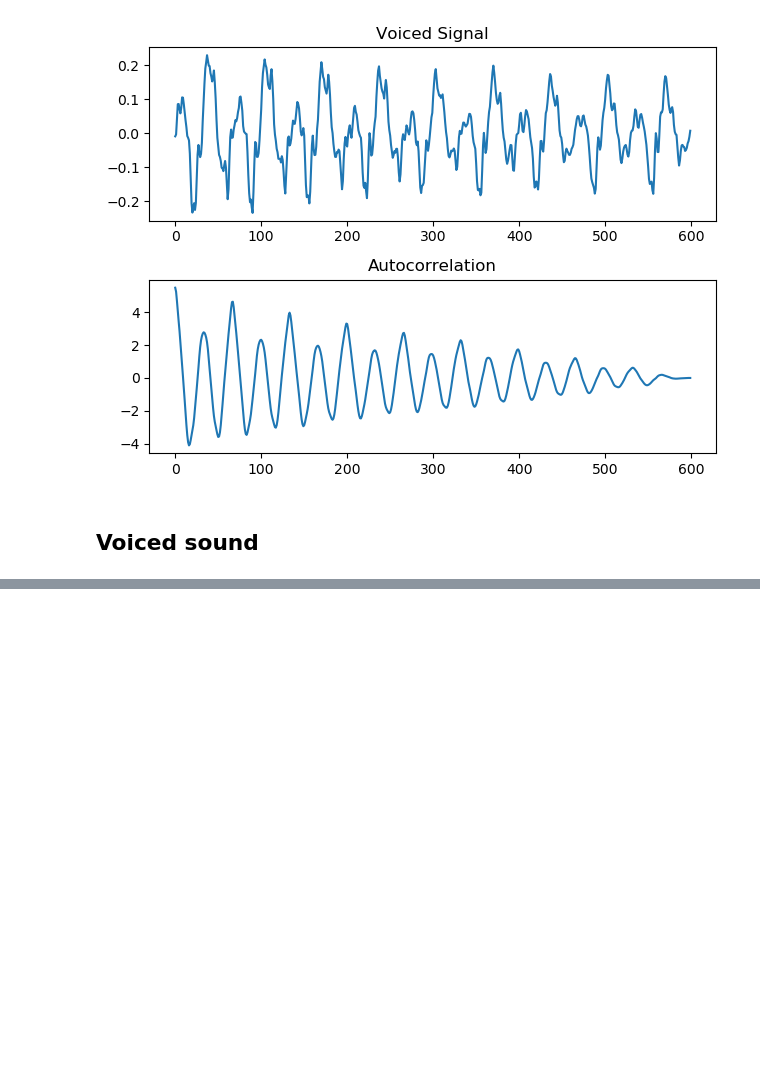
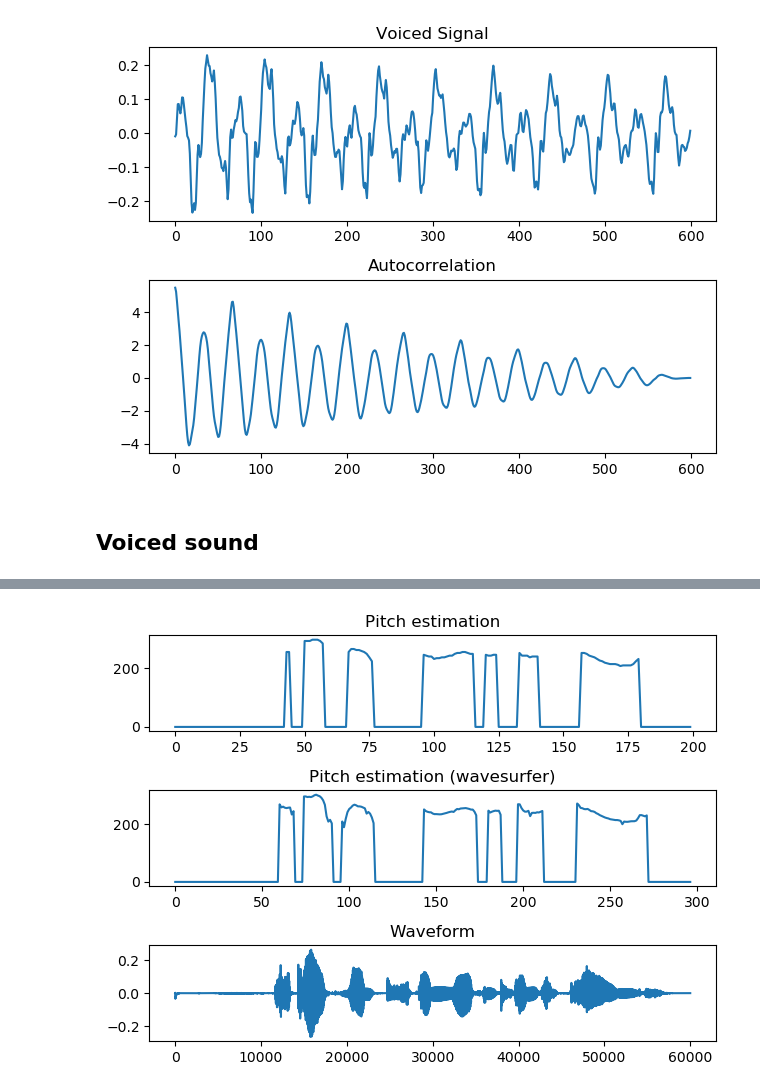
Before and after one commit to victhormoreno/P3, a Jupyter notebook: utils/graphs.ipynb, the cells around one changed output, grey strips where cells are left out. Drawn from its saved outputs; the diff is of its cells as text; code cells hidden in the pictures; blank space fills up the shorter version.

```diff
--- a/utils/graphs.ipynb
+++ b/utils/graphs.ipynb
@@ -138,0 +107,21 @@ plt.show()
+# %%
+pitch_wavesurfer = loadtxt('../prueba.f0wavesurfer')
+
+plt.figure()
+
+plt.subplot(3, 1, 1)
+plt.plot(pitch)
+plt.title('Pitch estimation')
+
+plt.subplot(3, 1, 2)
+plt.plot(pitch_wavesurfer[:, 0])
+plt.title('Pitch estimation (wavesurfer)')
+
+plt.subplot(3, 1, 3)
+plt.plot(wav_file)
+plt.title('Waveform')
+
+plt.tight_layout()
+plt.show()
+# %% [output]
+[figure, added]
```
Also changed, not shown: parts of 4 cells of this notebook, 4 other files.
